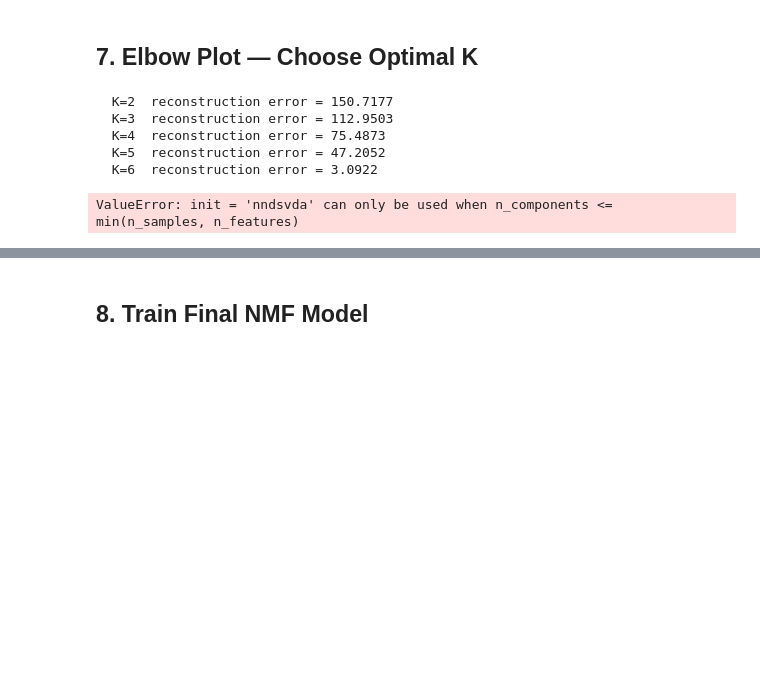
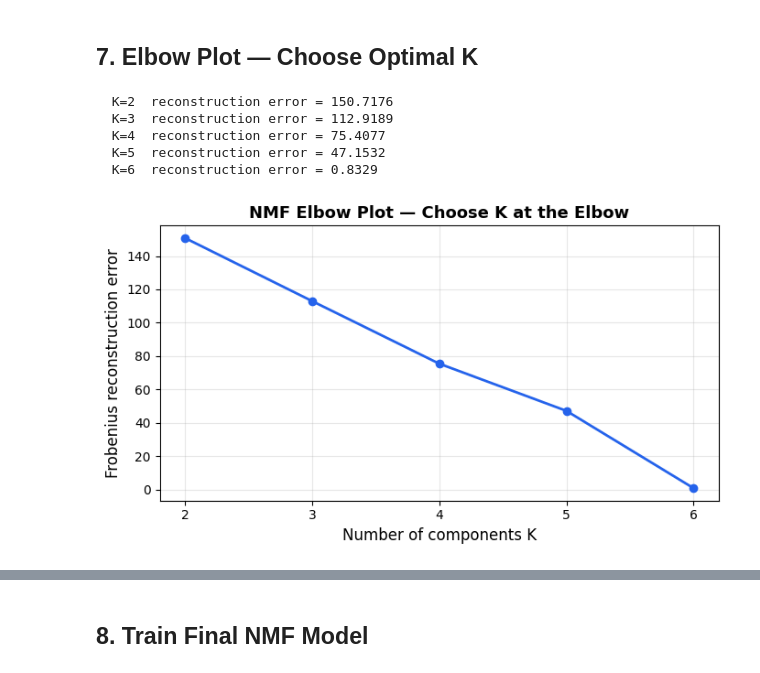
Before and after one commit to rachitgoyal14/vayu, a Jupyter notebook: analysis/02_shap_nmf_attribution.ipynb, the cells around one changed output, grey strips where cells are left out. Cells and saved outputs as stored; diff of their text form; code cells hidden in the pictures; blank space fills up the shorter version.

```diff
--- a/analysis/02_shap_nmf_attribution.ipynb
+++ b/analysis/02_shap_nmf_attribution.ipynb
@@ -389,39 +422,42 @@ V range: [0.000, 1.000]
 # %% [markdown]
 ## 7. Elbow Plot — Choose Optimal K
 # %%
-K_range = range(2, 9)   # K = 2 … 8
+K_range = range(2, 7)   # K = 2 … 6 (n_features=6, so max K=6)
 errors  = []
 
 for k in K_range:
+    # Use 'nndsvd' instead of 'nndsvda' for better compatibility with constraint
+    init_method = 'nndsvd' if k <= 6 else 'random'
+
     nmf_k = NMF(
         n_components=k,
-        init="nndsvda",
+        init=init_method,
         random_state=RANDOM_SEED,
         max_iter=500
     )
     W_k = nmf_k.fit_transform(V)
     recon_err = nmf_k.reconstruction_err_
     errors.append(recon_err)
     print(f"  K={k}  reconstruction error = {recon_err:.4f}")
 
 # ── Elbow plot ─────────────────────────────────────────────────────────────────
 fig, ax = plt.subplots(figsize=(7, 4))
 ax.plot(list(K_range), errors, marker="o", lw=2, color="#2563EB")
 ax.set_xlabel("Number of components K", fontsize=12)
 ax.set_ylabel("Frobenius reconstruction error", fontsize=12)
 ax.set_title("NMF Elbow Plot — Choose K at the Elbow", fontsize=13, fontweight="bold")
 ax.xaxis.set_major_locator(mticker.MultipleLocator(1))
 ax.grid(True, alpha=0.3)
 plt.tight_layout()
 plt.savefig(os.path.join(ANALYSIS_DIR, "nmf_elbow.png"), dpi=150, bbox_inches="tight")
 plt.show()
 # %% [output]
-  K=2  reconstruction error = 150.7177
-  K=3  reconstruction error = 112.9503
-  K=4  reconstruction error = 75.4873
-  K=5  reconstruction error = 47.2052
-  K=6  reconstruction error = 3.0922
+  K=2  reconstruction error = 150.7176
+  K=3  reconstruction error = 112.9189
+  K=4  reconstruction error = 75.4077
+  K=5  reconstruction error = 47.1532
+  K=6  reconstruction error = 0.8329
-ValueError: init = 'nndsvda' can only be used when n_components <= min(n_samples, n_features)
+[figure, added]
 # %%
 # ── Pick K — inspect the elbow plot above and set here ────────────────────────
 # Common result for urban Indian pollution datasets is K=3 or K=4.
```
Also changed, not shown: parts of 16 cells of this notebook, 14 other files.
